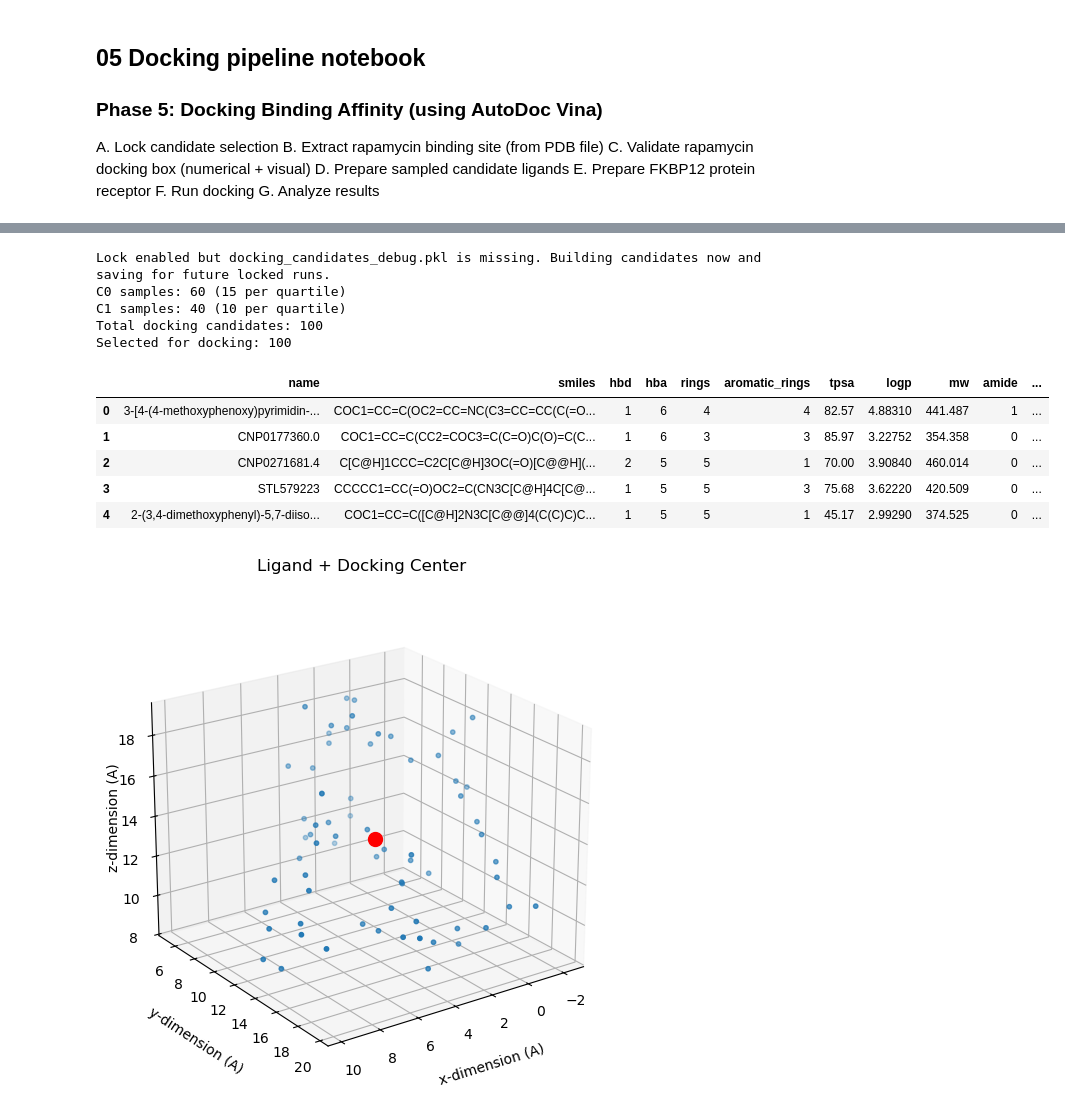
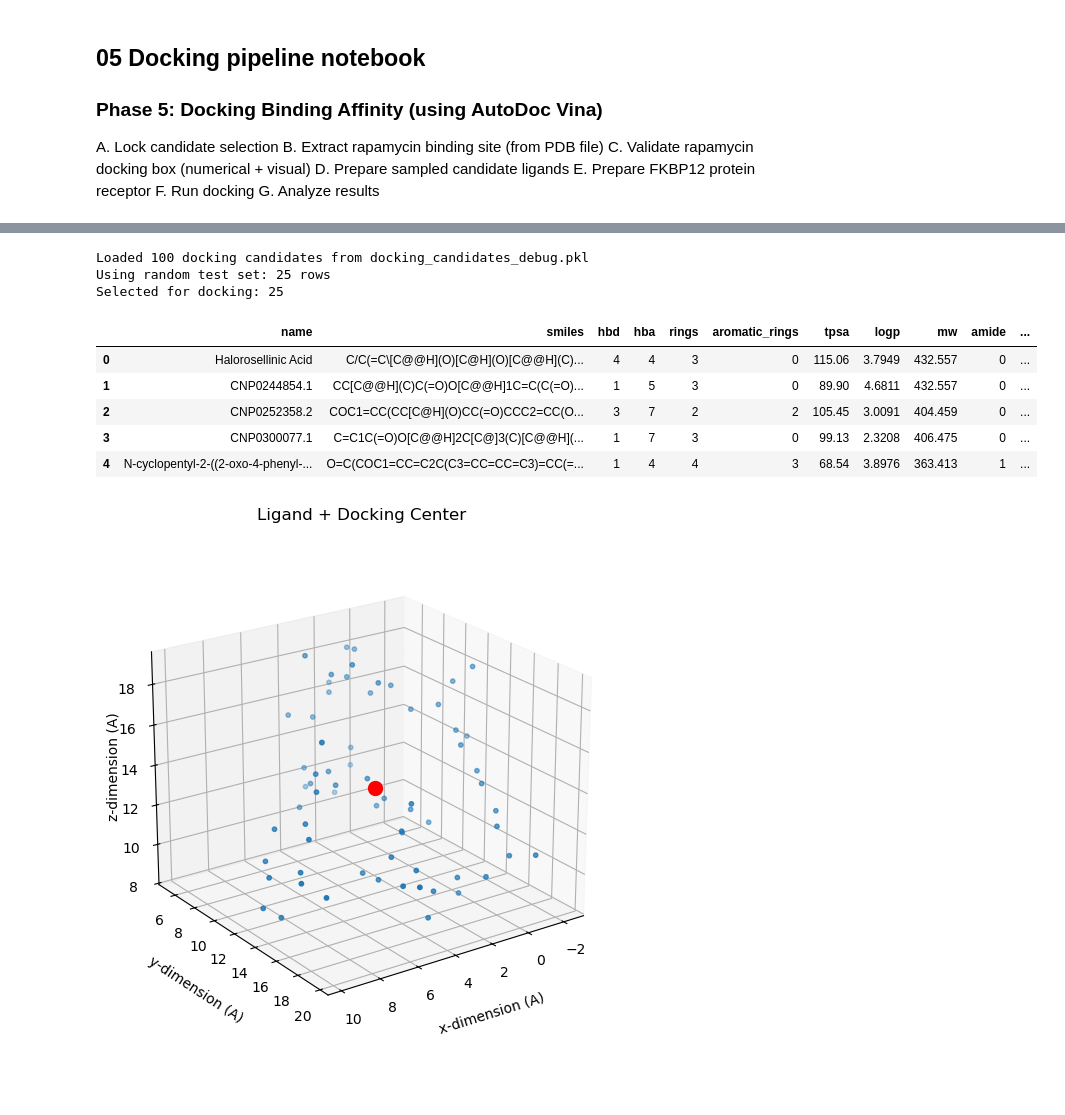
Before and after one commit to algale213/rapalog-discovery-pipeline, a Jupyter notebook: notebooks/05_docking_pipeline.ipynb, the cells around one changed output, grey strips where cells are left out. Cells and saved outputs as stored; diff of their text form; code cells hidden in the pictures; blank space fills up the shorter version.

Commit message:
Updates based on changes to the sampling flag (random or stratified)

```diff
--- a/notebooks/05_docking_pipeline.ipynb
+++ b/notebooks/05_docking_pipeline.ipynb
@@ -163,7 +167,7 @@ if config.DOCKING_LOCK_FINAL_TEST_SET and not docking_candidates_path.exists():
         "Building candidates now and saving for future locked runs."
     )
 
-if (not load_locked_set) and (not config.DOCKING_USE_RANDOM_TEST_SET):
+if (not load_locked_set) and (config.DOCKING_SAMPLING_METHOD == "stratified"):
     docking_df = plot_df.copy().drop(columns=["cluster_k4"])
     docking_df = docking_df.sort_values(by=config.DOCKING_SIMILARITY_COL, ascending=False).reset_index(drop=True)
 
@@ -205,7 +209,7 @@ else:
         docking_candidates_df = pickle.load(f)
     print(f"Loaded {len(docking_candidates_df)} docking candidates from {docking_candidates_path.name}")
 
-if config.DOCKING_USE_RANDOM_TEST_SET:
+if config.DOCKING_SAMPLING_METHOD == "random":
     n_sample = min(config.DOCKING_RANDOM_TEST_SET_SIZE, len(docking_candidates_df))
     docking_candidates_df = docking_candidates_df.sample(
         n=n_sample,
@@ -220,14 +224,12 @@ display(docking_candidates_df.head())
-Lock enabled but docking_candidates_debug.pkl is missing. Building candidates now and saving for future locked runs.
-C0 samples: 60 (15 per quartile)
-C1 samples: 40 (10 per quartile)
-Total docking candidates: 100
-Selected for docking: 100
+Loaded 100 docking candidates from docking_candidates_debug.pkl
+Using random test set: 25 rows
+Selected for docking: 25
 |  | name | smiles | hbd | hba | rings | aromatic_rings | tpsa | logp | mw | amide | ... |
-| 0 | 3-[4-(4-methoxyphenoxy)pyrimidin-... | COC1=CC=C(OC2=CC=NC(C3=CC=CC(C(=O... | 1 | 6 | 4 | 4 | 82.57 | 4.88310 | 441.487 | 1 | ... |
-| 1 | CNP0177360.0 | COC1=CC=C(CC2=COC3=C(C=O)C(O)=C(C... | 1 | 6 | 3 | 3 | 85.97 | 3.22752 | 354.358 | 0 | ... |
-| 2 | CNP0271681.4 | C[C@H]1CCC=C2C[C@H]3OC(=O)[C@@H](... | 2 | 5 | 5 | 1 | 70.00 | 3.90840 | 460.014 | 0 | ... |
-| 3 | STL579223 | CCCCC1=CC(=O)OC2=C(CN3C[C@H]4C[C@... | 1 | 5 | 5 | 3 | 75.68 | 3.62220 | 420.509 | 0 | ... |
-| 4 | 2-(3,4-dimethoxyphenyl)-5,7-diiso... | COC1=CC=C([C@H]2N3C[C@@]4(C(C)C)C... | 1 | 5 | 5 | 1 | 45.17 | 2.99290 | 374.525 | 0 | ... |
+| 0 | Halorosellinic Acid | C/C(=C\[C@@H](O)[C@H](O)[C@@H](C)... | 4 | 4 | 3 | 0 | 115.06 | 3.7949 | 432.557 | 0 | ... |
+| 1 | CNP0244854.1 | CC[C@@H](C)C(=O)O[C@@H]1C=C(C(=O)... | 1 | 5 | 3 | 0 | 89.90 | 4.6811 | 432.557 | 0 | ... |
+| 2 | CNP0252358.2 | COC1=CC(CC[C@H](O)CC(=O)CCC2=CC(O... | 3 | 7 | 2 | 2 | 105.45 | 3.0091 | 404.459 | 0 | ... |
+| 3 | CNP0300077.1 | C=C1C(=O)O[C@@H]2C[C@]3(C)[C@@H](... | 1 | 7 | 3 | 0 | 99.13 | 2.3208 | 406.475 | 0 | ... |
+| 4 | N-cyclopentyl-2-((2-oxo-4-phenyl-... | O=C(COC1=CC=C2C(C3=CC=CC=C3)=CC(=... | 1 | 4 | 4 | 3 | 68.54 | 3.8976 | 363.413 | 1 | ... |
 # %%
 # P5.B-P5.C Define and validate rapamycin docking box
 binding_box = define_binding_box(
```
Also changed, not shown: parts of 6 cells of this notebook, 2 other files.
